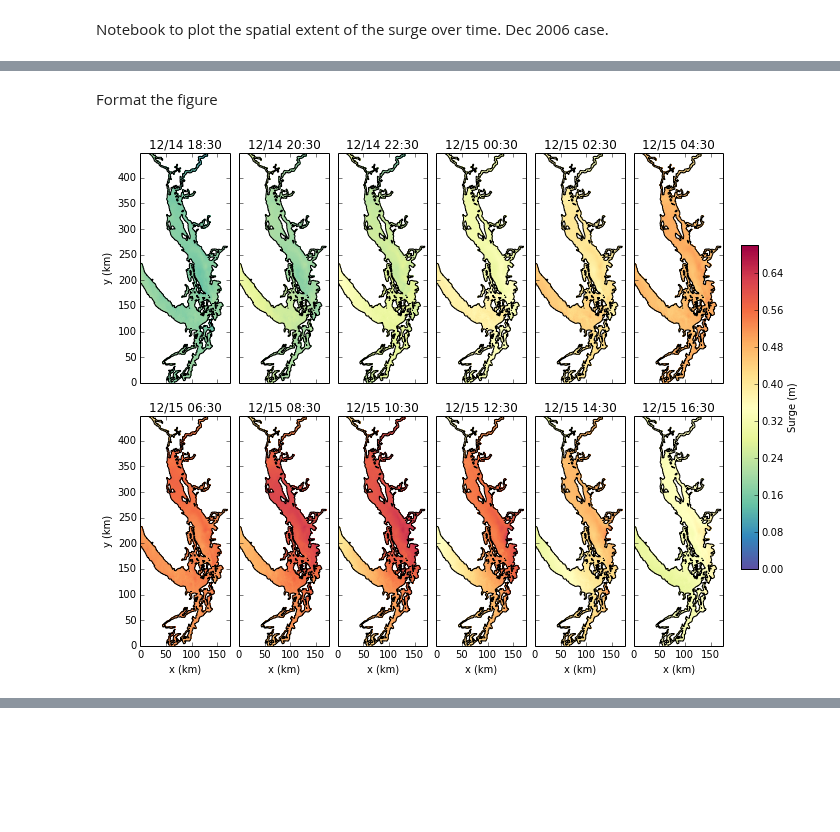
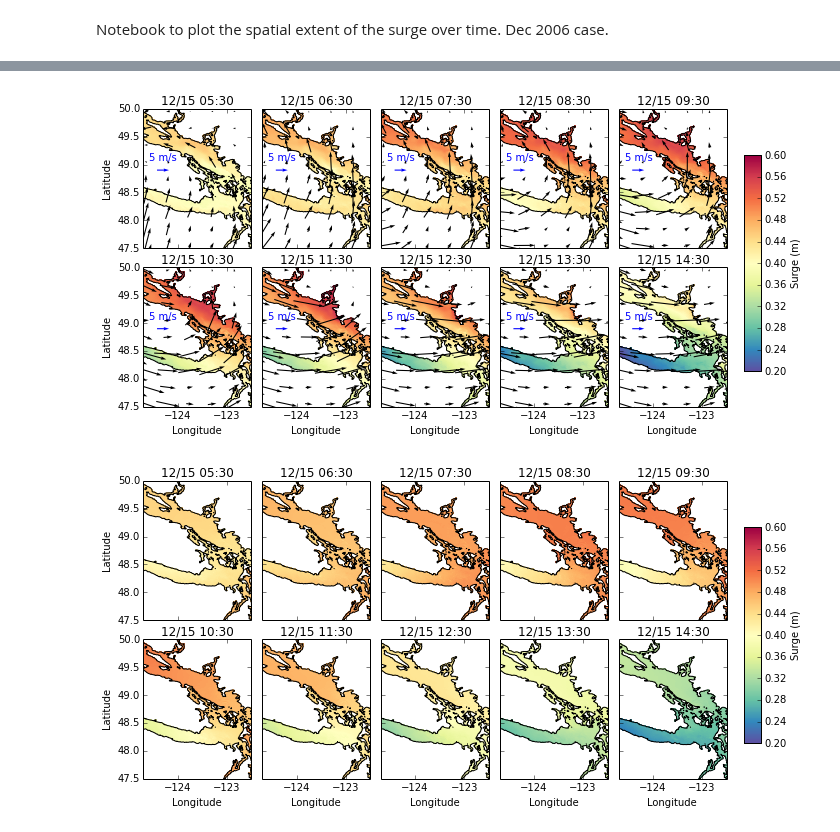
Before and after one commit to SalishSeaCast/storm-surge, a Jupyter notebook: FigureScripts/Dec 2006 - spatial extent.ipynb, the cells around one changed output, grey strips where cells are left out. Cells and saved outputs as stored; diff of their text form; code cells hidden in the pictures; blank space fills up the shorter version.

Commit message:
updated spatial extent image

```diff
--- a/FigureScripts/Dec 2006 - spatial extent.ipynb
+++ b/FigureScripts/Dec 2006 - spatial extent.ipynb
@@ -52,7 +46,0 @@ Find the background state
-# %%
-t=41
-depthlevel=0
-Us={}; Vs={}; Es ={}; Ss={}; Ts={};
-for key in {'all_forcing', 'tidesonly'}:
-    [Us[key], Vs[key], Es[key], Ss[key], Ts[key]] = stormtools.get_variables(fUs[key],fVs[key],fTs[key],t,depthlevel)
-background = Es['all_forcing']-Es['tidesonly'];
@@ -58,0 +49,35 @@ background = Es['all_forcing']-Es['tidesonly'];
+# %%
+CGRF = '/ocean/dlatorne/MEOPAR/CGRF/NEMO-atmos/'
+
+U= NC.Dataset(CGRF +'u10_y2006m12d15.nc','r')
+V= NC.Dataset(CGRF +'v10_y2006m12d15.nc','r')
+
+u=U.variables['u_wind'][:]
+v=V.variables['v_wind'][:]
+
+tims=U.variables['time_counter'][:]
+
+#need to truncrate CGRF domain
+xs=454; xe=472
+ys=518; ye=531
+
+latU=U.variables['nav_lat'][:]
+lonU=U.variables['nav_lon'][:]
+lonU=lonU-360
+
+latV=V.variables['nav_lat'][:]
+lonV=V.variables['nav_lon'][:]
+lonV=lonV-360
+
+lat=latU[xs:xe,ys:ye]
+lon=lonU[xs:xe,ys:ye]
+u=u[:,xs:xe,ys:ye]
+v=v[:,xs:xe,ys:ye]
+# %%
+def plot_CGRF_wind(t, ax):
+    #plots CGRF winds
+    up = 0.5*(u[t,:,:] +u[t+1,:,:])
+    vp = 0.5*(v[t,:,:] +v[t+1,:,:])
+
+    quiver = ax.quiver(lon, lat, u[t,:,:], v[t,:,:],color='black',scale=45,pivot='mid', width=0.01)
+    ax.quiverkey(quiver, -124.3, 48.9, 5, '5 m/s', coordinates='data', color='blue', labelcolor='blue')
@@ -90,24 +134,3 @@ for ax,t in zip (axs.flat,timesteps):
-# %% [markdown]
-Format the figure
-# %%
-
-fig.set_size_inches(12,9)
-
-font = {'size'   : 10}
-
-pylab.rc('font', **font)
-
-for ax in axs[1,:]:
-    ax.set_xlabel('x (km)')
-for ax in axs[:,0]:
-    ax.set_ylabel('y (km)')
-fig.subplots_adjust(hspace=0.1)
-fig.subplots_adjust(wspace=0.1)
-fig.subplots_adjust(right=0.8)
-cbar_ax = fig.add_axes([0.82, 0.25, 0.02, 0.5])
-cbar=fig.colorbar(mesh, cax=cbar_ax)
-cbar.set_label('Surge (m)')
-
-fig
-# %% [output]
-[figure, removed]
+# %%
+fig=plot_surge('all_forcing/restart',True)
+# %% [output]
@@ -114,2 +138,7 @@ fig
+[figure, added]
 # %%
 fig.savefig('dec2006_spatial.png',bbox_inches='tight',dpi=300)
+# %%
+fig=plot_surge('ssh_only/restart',False)
+# %% [output]
+[figure, added]
```
Also changed, not shown: parts of 8 cells of this notebook, 3 other files.
